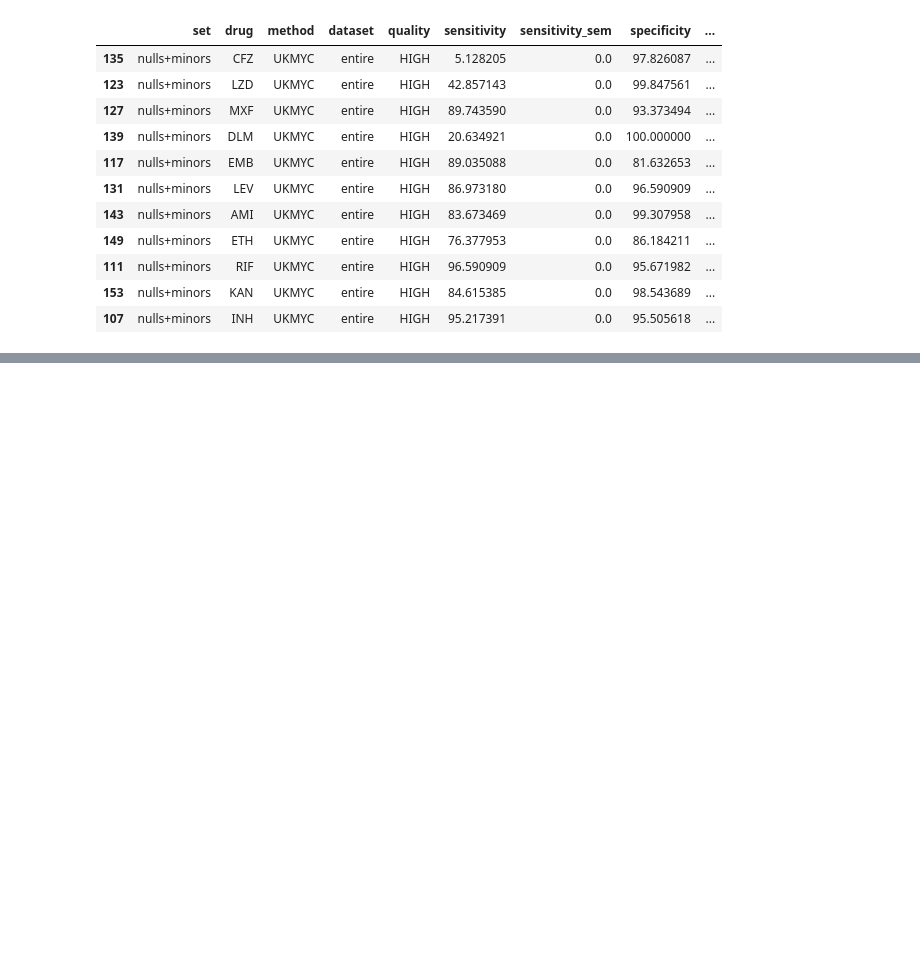
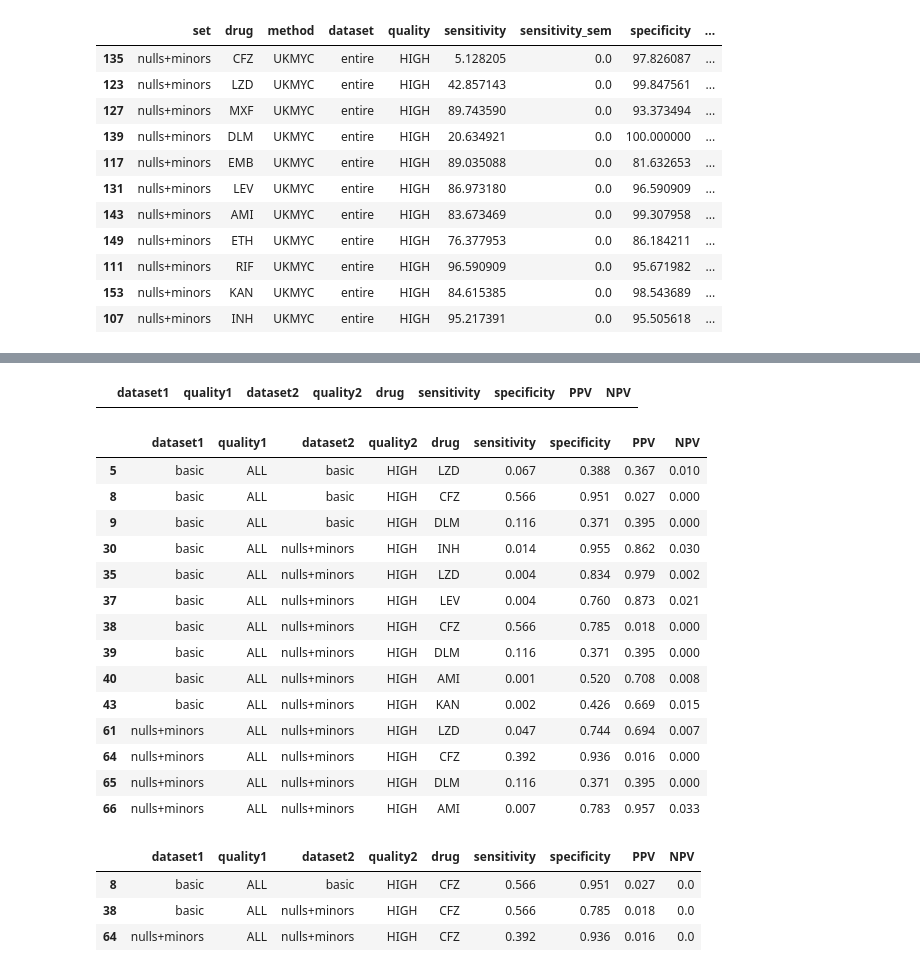
Before and after one commit to fowler-lab/validate-myco-amr, a Jupyter notebook: create-results-table.ipynb, the cells around one changed output, grey strips where cells are left out. Cells and saved outputs as stored; diff of their text form; code cells hidden in the pictures; blank space fills up the shorter version.

```diff
--- a/create-results-table.ipynb
+++ b/create-results-table.ipynb
@@ -397,0 +457,4 @@ df.sort_values(by='Total')
+# %%
+statistical_table = pandas.DataFrame(statistical_rows, columns=['dataset1', 'quality1', 'dataset2', 'quality2', 'drug', 'sensitivity', 'specificity', 'PPV', 'NPV'])
+statistical_table.to_csv('dat/RESULST_STATISTICAL_SIGNIFICANCE.csv')
+statistical_table
@@ -397,0 +491,29 @@ df.sort_values(by='Total')
+# %%
+statistical_table[statistical_table.specificity<0.05]
+# %% [output]
+|  | dataset1 | quality1 | dataset2 | quality2 | drug | sensitivity | specificity | PPV | NPV |
+# %%
+statistical_table[statistical_table.NPV<0.05]
+# %% [output]
+|  | dataset1 | quality1 | dataset2 | quality2 | drug | sensitivity | specificity | PPV | NPV |
+| 5 | basic | ALL | basic | HIGH | LZD | 0.067 | 0.388 | 0.367 | 0.010 |
+| 8 | basic | ALL | basic | HIGH | CFZ | 0.566 | 0.951 | 0.027 | 0.000 |
+| 9 | basic | ALL | basic | HIGH | DLM | 0.116 | 0.371 | 0.395 | 0.000 |
+| 30 | basic | ALL | nulls+minors | HIGH | INH | 0.014 | 0.955 | 0.862 | 0.030 |
+| 35 | basic | ALL | nulls+minors | HIGH | LZD | 0.004 | 0.834 | 0.979 | 0.002 |
+| 37 | basic | ALL | nulls+minors | HIGH | LEV | 0.004 | 0.760 | 0.873 | 0.021 |
+| 38 | basic | ALL | nulls+minors | HIGH | CFZ | 0.566 | 0.785 | 0.018 | 0.000 |
+| 39 | basic | ALL | nulls+minors | HIGH | DLM | 0.116 | 0.371 | 0.395 | 0.000 |
+| 40 | basic | ALL | nulls+minors | HIGH | AMI | 0.001 | 0.520 | 0.708 | 0.008 |
+| 43 | basic | ALL | nulls+minors | HIGH | KAN | 0.002 | 0.426 | 0.669 | 0.015 |
+| 61 | nulls+minors | ALL | nulls+minors | HIGH | LZD | 0.047 | 0.744 | 0.694 | 0.007 |
+| 64 | nulls+minors | ALL | nulls+minors | HIGH | CFZ | 0.392 | 0.936 | 0.016 | 0.000 |
+| 65 | nulls+minors | ALL | nulls+minors | HIGH | DLM | 0.116 | 0.371 | 0.395 | 0.000 |
+| 66 | nulls+minors | ALL | nulls+minors | HIGH | AMI | 0.007 | 0.783 | 0.957 | 0.033 |
+# %%
+statistical_table[statistical_table.PPV<0.05]
+# %% [output]
+|  | dataset1 | quality1 | dataset2 | quality2 | drug | sensitivity | specificity | PPV | NPV |
+| 8 | basic | ALL | basic | HIGH | CFZ | 0.566 | 0.951 | 0.027 | 0.0 |
+| 38 | basic | ALL | nulls+minors | HIGH | CFZ | 0.566 | 0.785 | 0.018 | 0.0 |
+| 64 | nulls+minors | ALL | nulls+minors | HIGH | CFZ | 0.392 | 0.936 | 0.016 | 0.0 |
```
Also changed, not shown: parts of 5 cells of this notebook, 2 other files.
